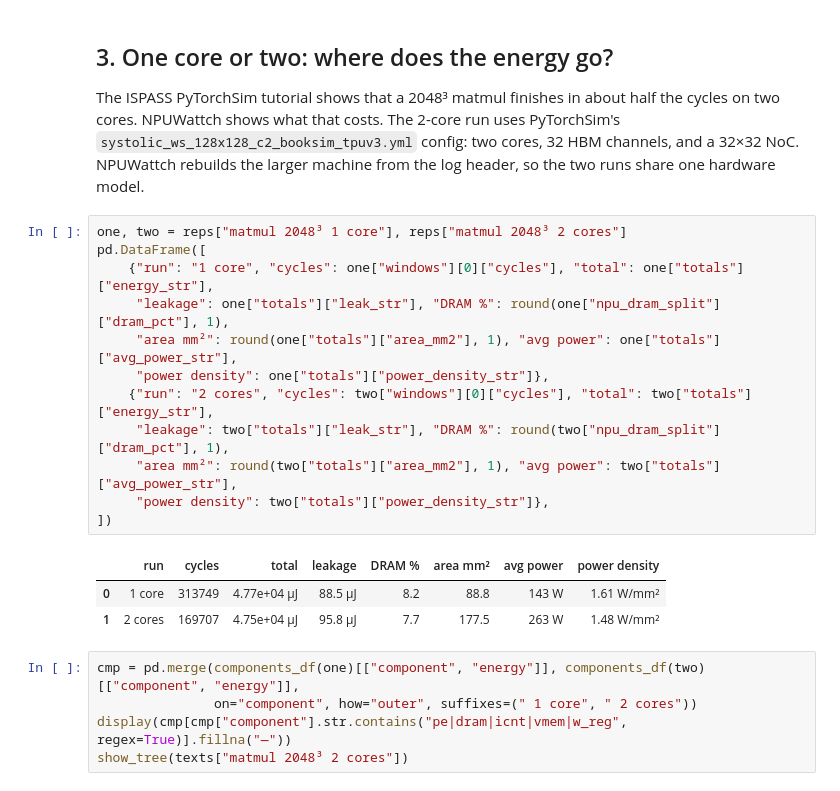
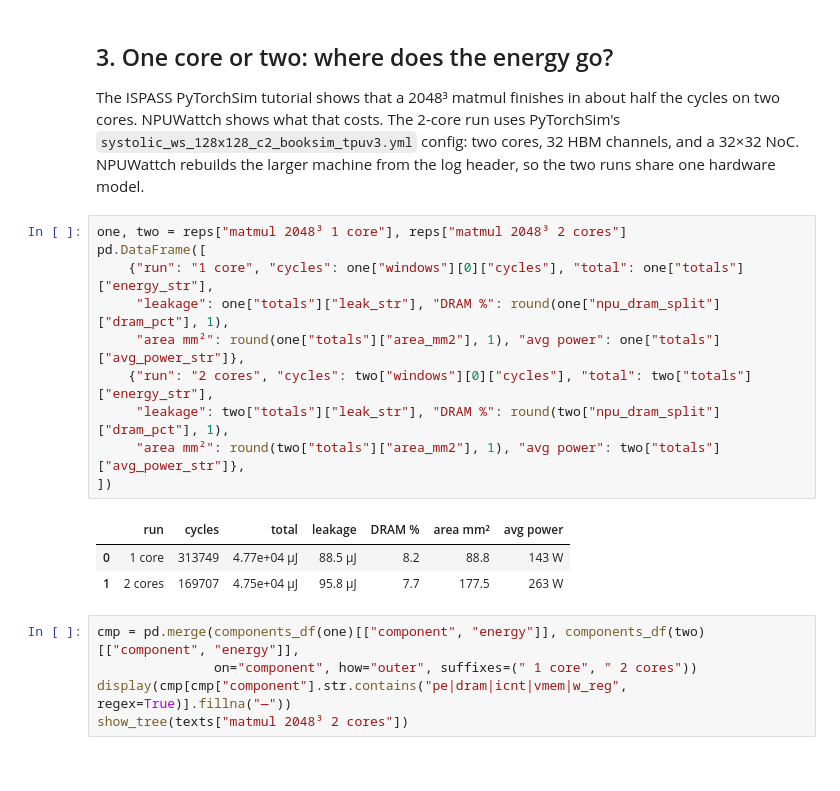
Before and after one commit to yonseicasl/NPUWattch, a Jupyter notebook: tutorial/hands_on/02_pytorchsim_workloads.ipynb, the cells around one changed output. Saved outputs shown, nothing was run; the diff lists cells and outputs as text.

```diff
--- a/tutorial/hands_on/02_pytorchsim_workloads.ipynb
+++ b/tutorial/hands_on/02_pytorchsim_workloads.ipynb
@@ -190,19 +190,17 @@ machine from the log header, so the two runs share one hardware model.
 # %%
 one, two = reps["matmul 2048³ 1 core"], reps["matmul 2048³ 2 cores"]
 pd.DataFrame([
     {"run": "1 core", "cycles": one["windows"][0]["cycles"], "total": one["totals"]["energy_str"],
      "leakage": one["totals"]["leak_str"], "DRAM %": round(one["npu_dram_split"]["dram_pct"], 1),
-     "area mm²": round(one["totals"]["area_mm2"], 1), "avg power": one["totals"]["avg_power_str"],
-     "power density": one["totals"]["power_density_str"]},
+     "area mm²": round(one["totals"]["area_mm2"], 1), "avg power": one["totals"]["avg_power_str"]},
     {"run": "2 cores", "cycles": two["windows"][0]["cycles"], "total": two["totals"]["energy_str"],
      "leakage": two["totals"]["leak_str"], "DRAM %": round(two["npu_dram_split"]["dram_pct"], 1),
-     "area mm²": round(two["totals"]["area_mm2"], 1), "avg power": two["totals"]["avg_power_str"],
-     "power density": two["totals"]["power_density_str"]},
+     "area mm²": round(two["totals"]["area_mm2"], 1), "avg power": two["totals"]["avg_power_str"]},
 ])
 # %% [output]
-|  | run | cycles | total | leakage | DRAM % | area mm² | avg power | power density |
-| 0 | 1 core | 313749 | 4.77e+04 µJ | 88.5 µJ | 8.2 | 88.8 | 143 W | 1.61 W/mm² |
-| 1 | 2 cores | 169707 | 4.75e+04 µJ | 95.8 µJ | 7.7 | 177.5 | 263 W | 1.48 W/mm² |
+|  | run | cycles | total | leakage | DRAM % | area mm² | avg power |
+| 0 | 1 core | 313749 | 4.77e+04 µJ | 88.5 µJ | 8.2 | 88.8 | 143 W |
+| 1 | 2 cores | 169707 | 4.75e+04 µJ | 95.8 µJ | 7.7 | 177.5 | 263 W |
 # %%
 cmp = pd.merge(components_df(one)[["component", "energy"]], components_df(two)[["component", "energy"]],
                on="component", how="outer", suffixes=(" 1 core", " 2 cores"))
```
Also changed, not shown: parts of 3 cells of this notebook, 54 other files.
